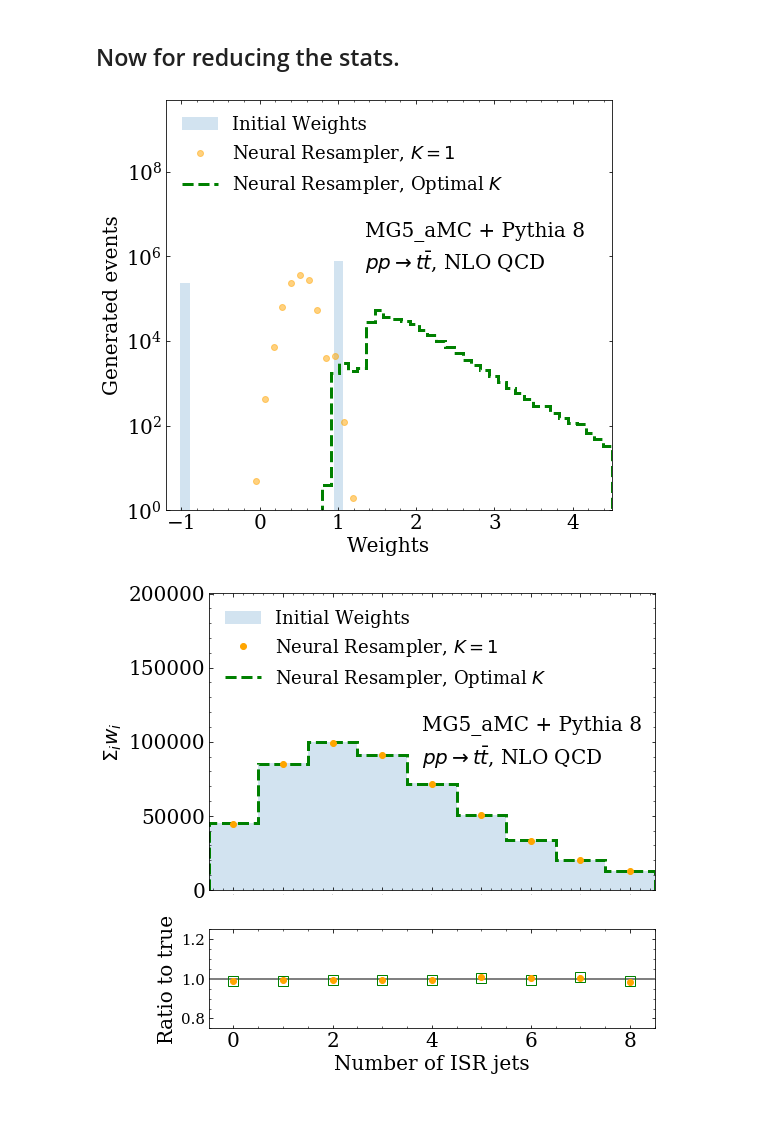
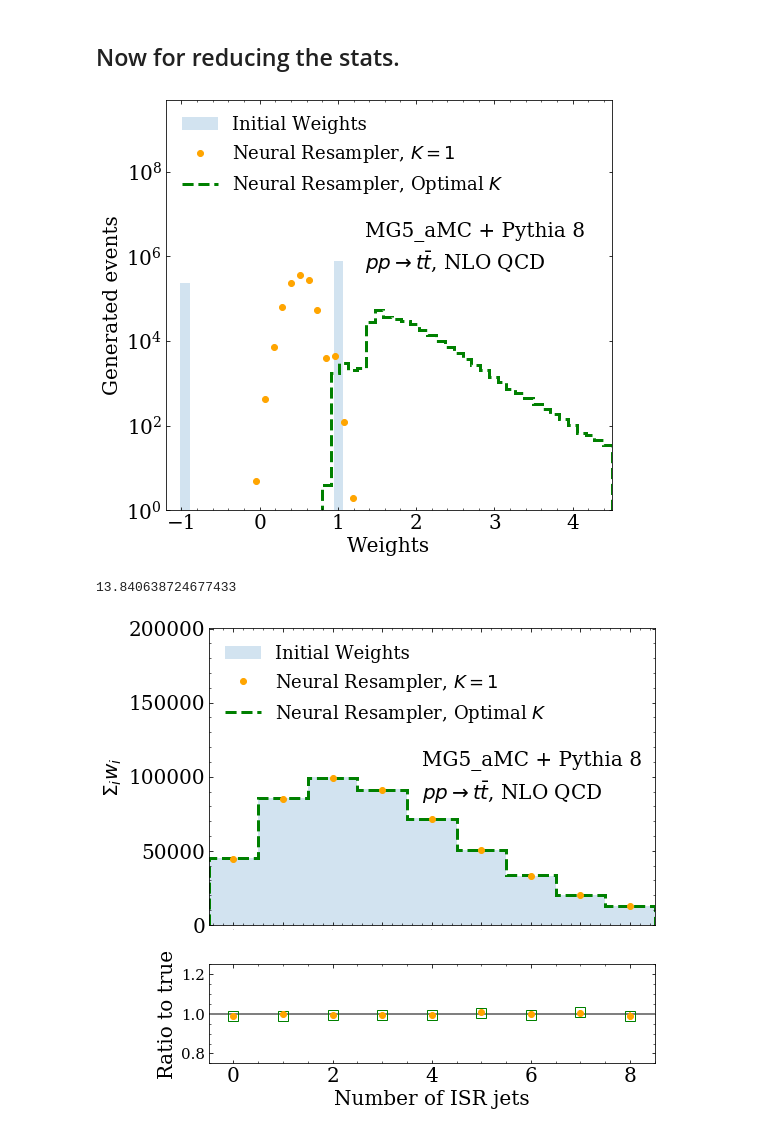
Before and after one commit to bnachman/NeuralPositiveResampler, a Jupyter notebook: TopQuarksExample.ipynb, the cells around one changed output. Cells and saved outputs as stored; diff of their text form; code cells hidden in the pictures.

```diff
--- a/TopQuarksExample.ipynb
+++ b/TopQuarksExample.ipynb
@@ -191,35 +191,39 @@ ax0 = plt.subplot(gs[0])
 ax0.yaxis.set_ticks_position('both')
 ax0.xaxis.set_ticks_position('both')
 ax0.tick_params(direction="in",which="both")
 plt.xticks(fontsize=20)
 plt.yticks(fontsize=20)
 ax0.minorticks_on()
 
 plt.hist(Wf_val[Yf_val[:,0]==0],alpha=0.2,bins=np.linspace(-1.5,4.5,50),density=False,label="Initial Weights")
 #plt.hist(learned_weightsf[Yf_val[:,0]==0],alpha=0.5,bins=np.linspace(-1,4.5,50),density=False,label=r"Neural Resampler, $K=1$")
 plt.hist(neweights,bins=np.linspace(-1,4.5,50),histtype="step",ls="--",linewidth=3,color="green")
 
 myn,bmjj=np.histogram(learned_weightsf[Yf_val[:,0]==0],bins=np.linspace(-1,4.5,50))
 myn2,_=np.histogram(neweights,bins=np.linspace(-1,4.5,50))
 myn2+=[0]
-plt.plot(0.5*(bmjj[1:]+bmjj[:-1]),myn,label=r"Neural Resampler, $K=1$",color='orange',alpha=0.5,marker='o',ls="")
+plt.plot(0.5*(bmjj[1:]+bmjj[:-1]),myn,label=r"Neural Resampler, $K=1$",color='orange',marker='o',ls="")
 plt.step(0.5*(bmjj[1:]+bmjj[:-1])+0.5*5.5/50,-1*myn2,label=r"Neural Resampler, Optimal $K$",color="green",ls="--",linewidth=3)
 
 handles, labels = ax0.get_legend_handles_labels()
 ax0.legend([handles[2],handles[0],handles[1]], [labels[2],labels[0],labels[1]],frameon=False,fontsize=18,loc="upper left")
 #plt.legend(frameon=False,fontsize=20,loc="upper left")
 plt.xlabel(r"Weights",fontsize=20)
 plt.ylabel(r"Generated events",fontsize=20)
 plt.locator_params(axis='y', nbins=6)
 plt.yscale("log")
 
 plt.xlim([-1.2,4.5])
 plt.ylim([1,5e9])
 plt.text(1.35,3e6,"MG5_aMC + Pythia 8",fontsize=20)
 plt.text(1.35,5e5,r"$pp \rightarrow t\bar{t}$, NLO QCD",fontsize=20)
 plt.savefig("wisrpt_full.pdf",bbox_inches='tight')
 # %% [output]
-[figure, old version]
+[figure, new version]
+# %%
+max(neweights)
+# %% [output]
+13.840638724677433
 # %%
 neweights = np.array(neweights)
 # %%
```
Also changed, not shown: parts of 1 cell of this notebook.
